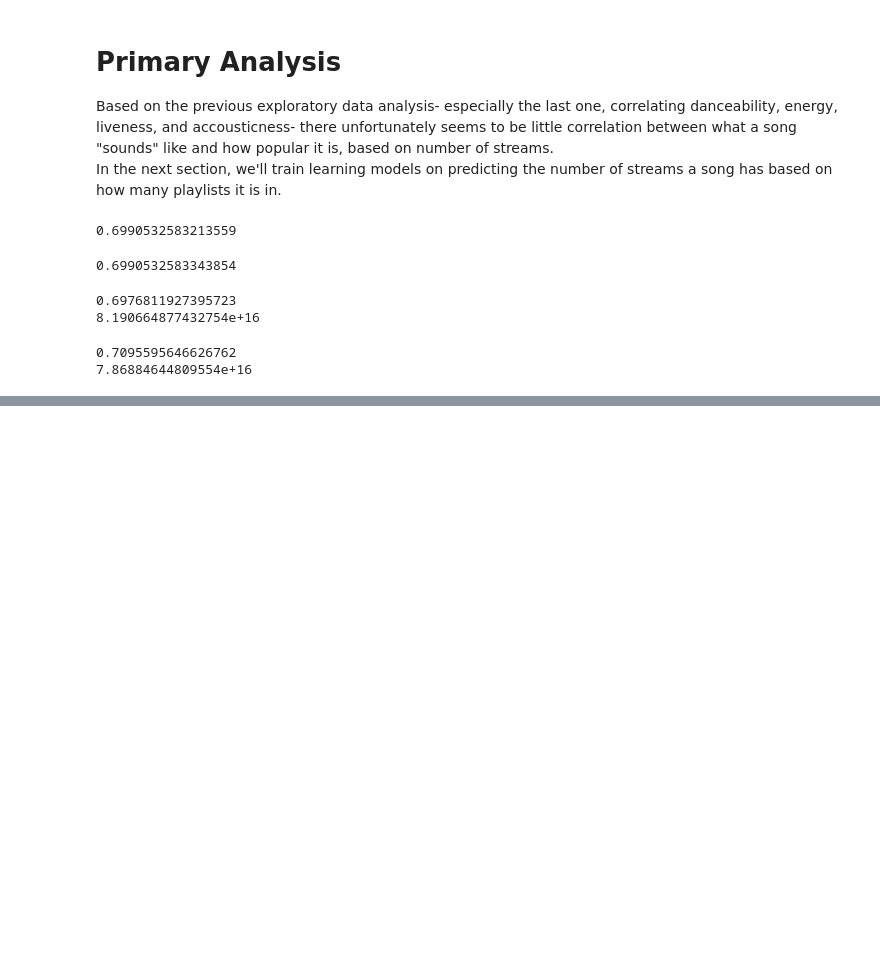
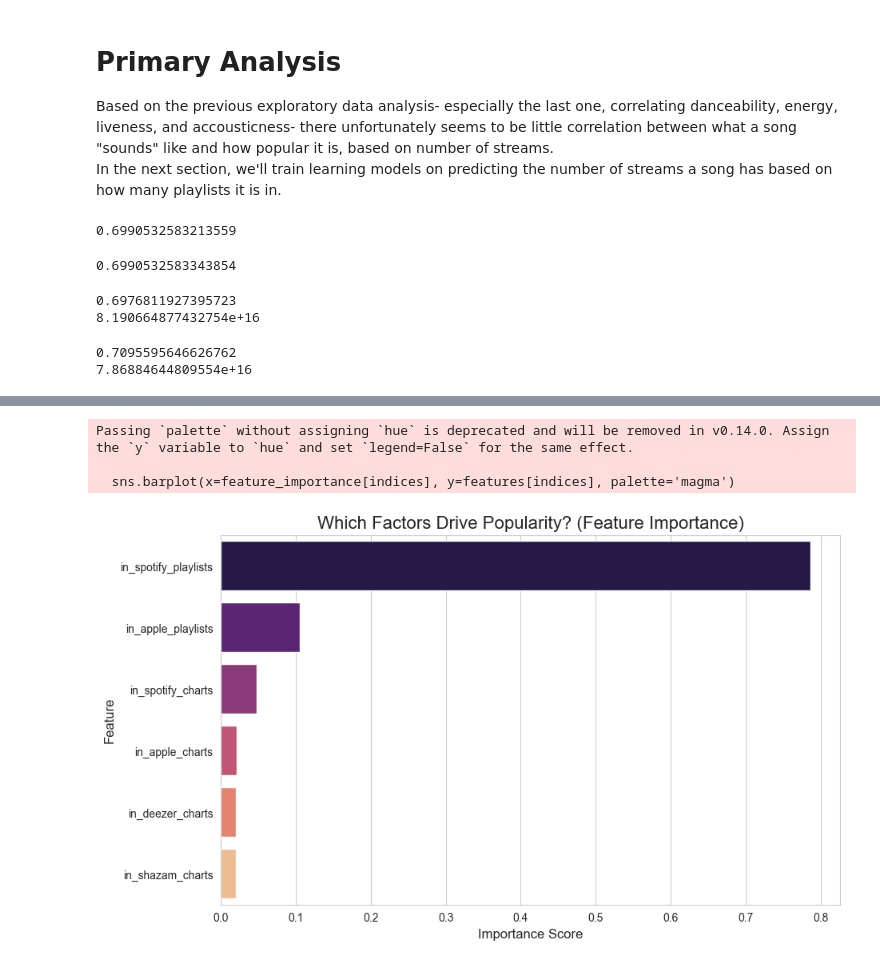
Before and after one commit to loonsa/CMSC320-Project, a Jupyter notebook: project.ipynb, the cells around one changed output, grey strips where cells are left out. Drawn from its saved outputs; the diff is of its cells as text; code cells hidden in the pictures; blank space fills up the shorter version.

```diff
--- a/project.ipynb
+++ b/project.ipynb
@@ -389,0 +442,16 @@ print(mean_squared_error(y_test, y_pred))
+# %%
+feature_importance = model4.feature_importances_
+features = X.columns
+indices = np.argsort(feature_importance)[::-1]
+
+plt.figure(figsize=(10, 6))
+sns.barplot(x=feature_importance[indices], y=features[indices], palette='magma')
+plt.title('Which Factors Drive Popularity? (Feature Importance)', fontsize=16)
+plt.xlabel('Importance Score', fontsize=12)
+plt.ylabel('Feature', fontsize=12)
+plt.show()
+# %% [output]
+Passing `palette` without assigning `hue` is deprecated and will be removed in v0.14.0. Assign the `y` variable to `hue` and set `legend=False` for the same effect.
+
+  sns.barplot(x=feature_importance[indices], y=features[indices], palette='magma')
+[figure, added]
```
Also changed, not shown: parts of 9 cells of this notebook.
